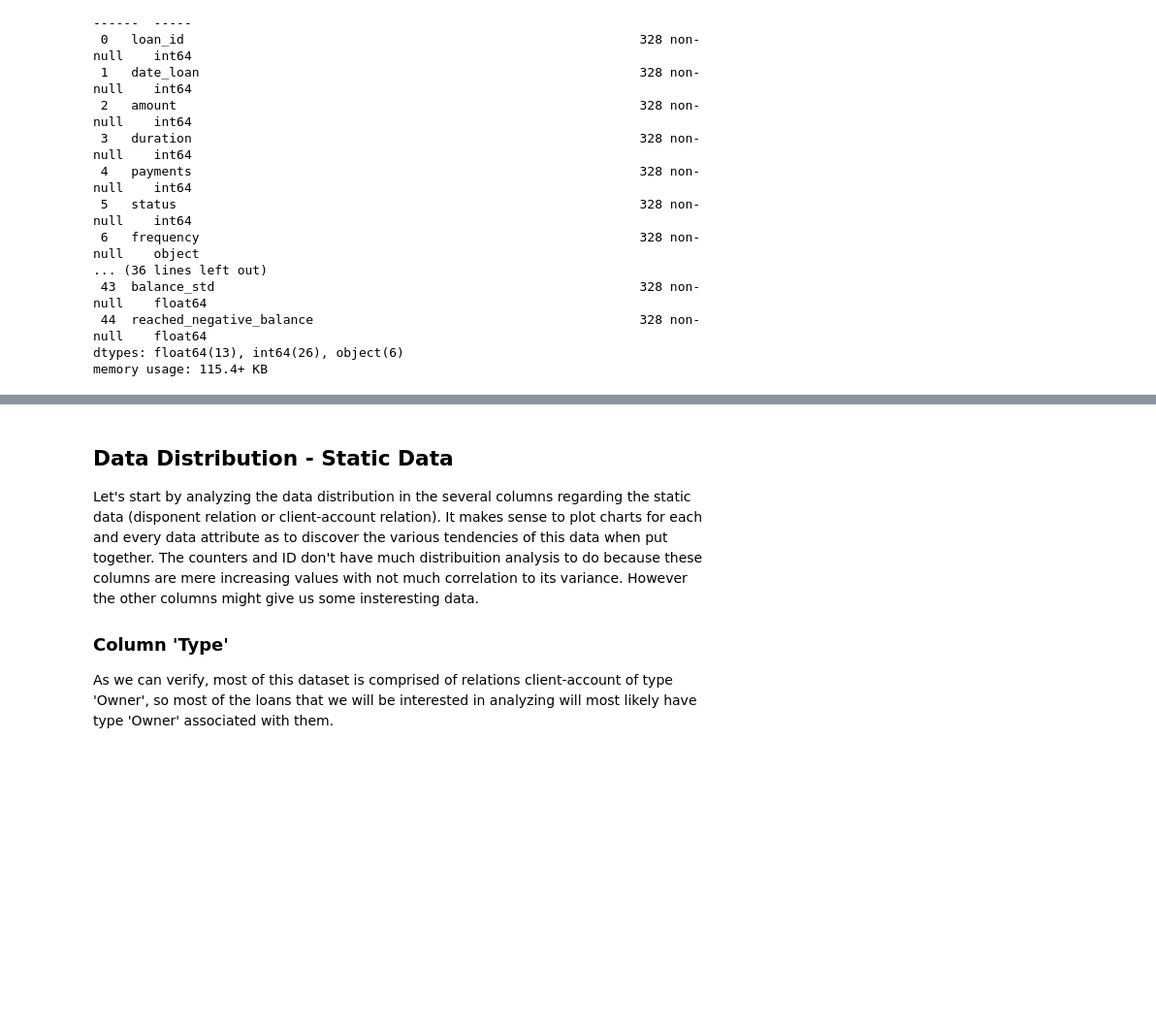
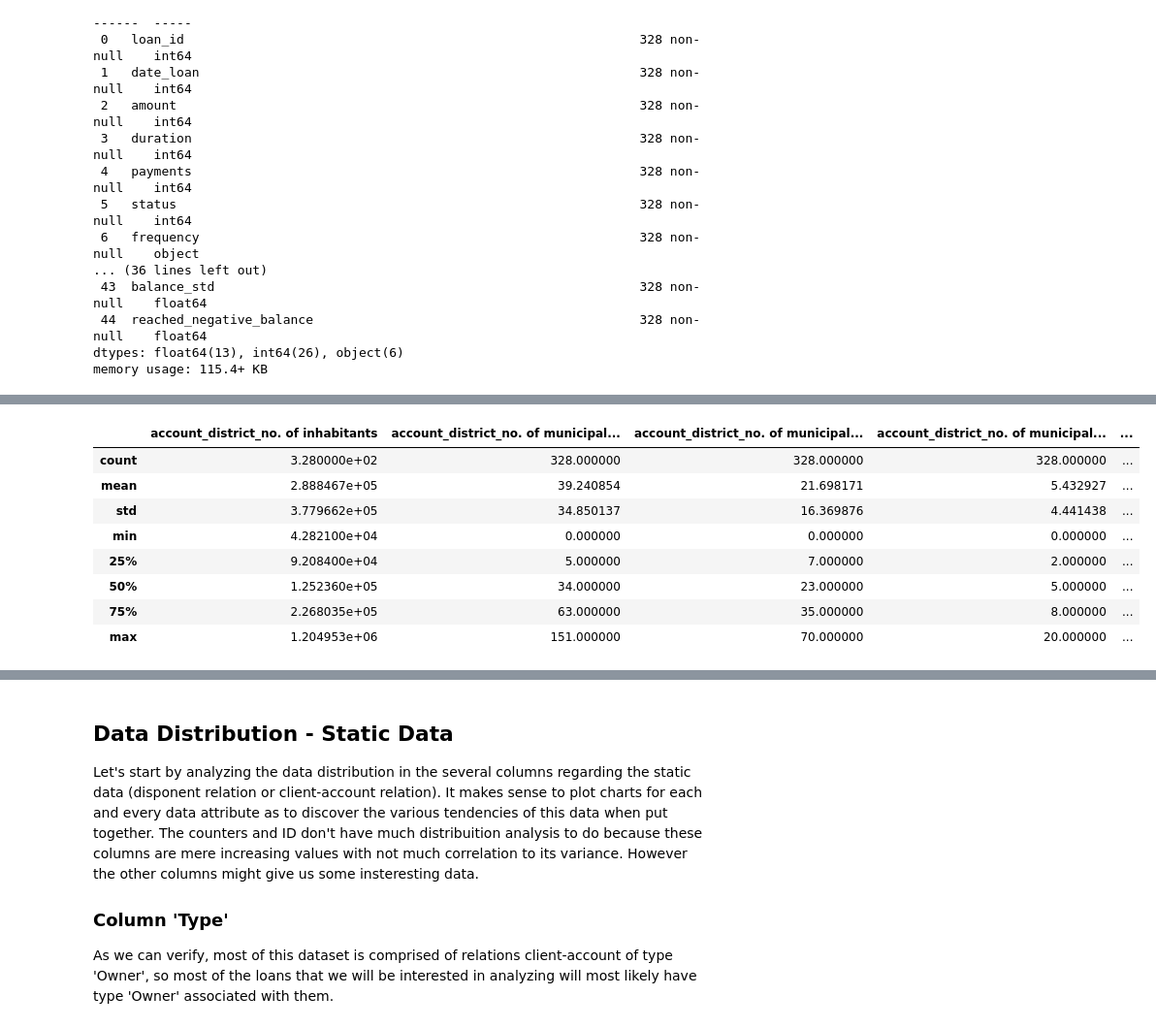
Before and after one commit to claramoreirag/FEUP-AC, a Jupyter notebook: analysis.ipynb, the cells around one changed output, grey strips where cells are left out. Shown at 97% size. Saved outputs shown, nothing was run; the diff lists cells and outputs as text; code cells hidden in the pictures; blank space fills up the shorter version.

```diff
--- a/analysis.ipynb
+++ b/analysis.ipynb
@@ -183,0 +197,12 @@ memory usage: 115.4+ KB
+# %%
+loan_dataset[['account_district_no. of inhabitants', 'account_district_no. of municipalities with inhabitants < 499', 'account_district_no. of municipalities with inhabitants 500-1999', 'account_district_no. of municipalities with inhabitants 2000-9999', 'account_district_no. of municipalities with inhabitants >10000', 'account_district_no. of cities']].describe()
+# %% [output]
+|  | account_district_no. of inhabitants | account_district_no. of municipal... | account_district_no. of municipal... | account_district_no. of municipal... | ... |
+| count | 3.280000e+02 | 328.000000 | 328.000000 | 328.000000 | ... |
+| mean | 2.888467e+05 | 39.240854 | 21.698171 | 5.432927 | ... |
+| std | 3.779662e+05 | 34.850137 | 16.369876 | 4.441438 | ... |
+| min | 4.282100e+04 | 0.000000 | 0.000000 | 0.000000 | ... |
+| 25% | 9.208400e+04 | 5.000000 | 7.000000 | 2.000000 | ... |
+| 50% | 1.252360e+05 | 34.000000 | 23.000000 | 5.000000 | ... |
+| 75% | 2.268035e+05 | 63.000000 | 35.000000 | 8.000000 | ... |
+| max | 1.204953e+06 | 151.000000 | 70.000000 | 20.000000 | ... |
```
Also changed, not shown: parts of 12 cells of this notebook.
